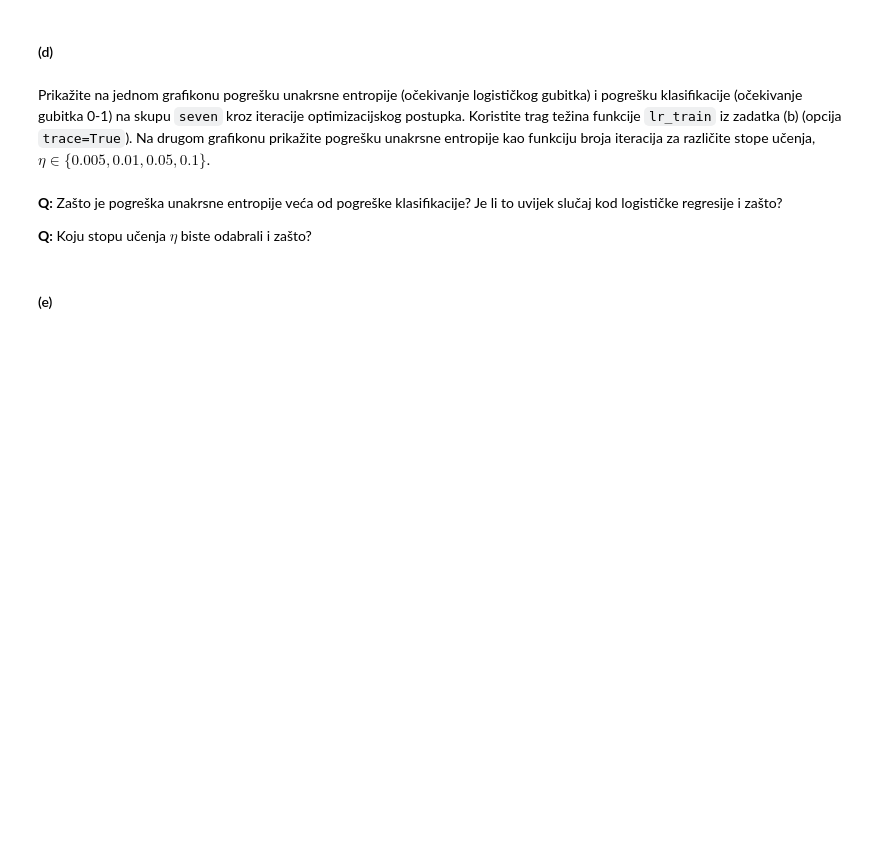
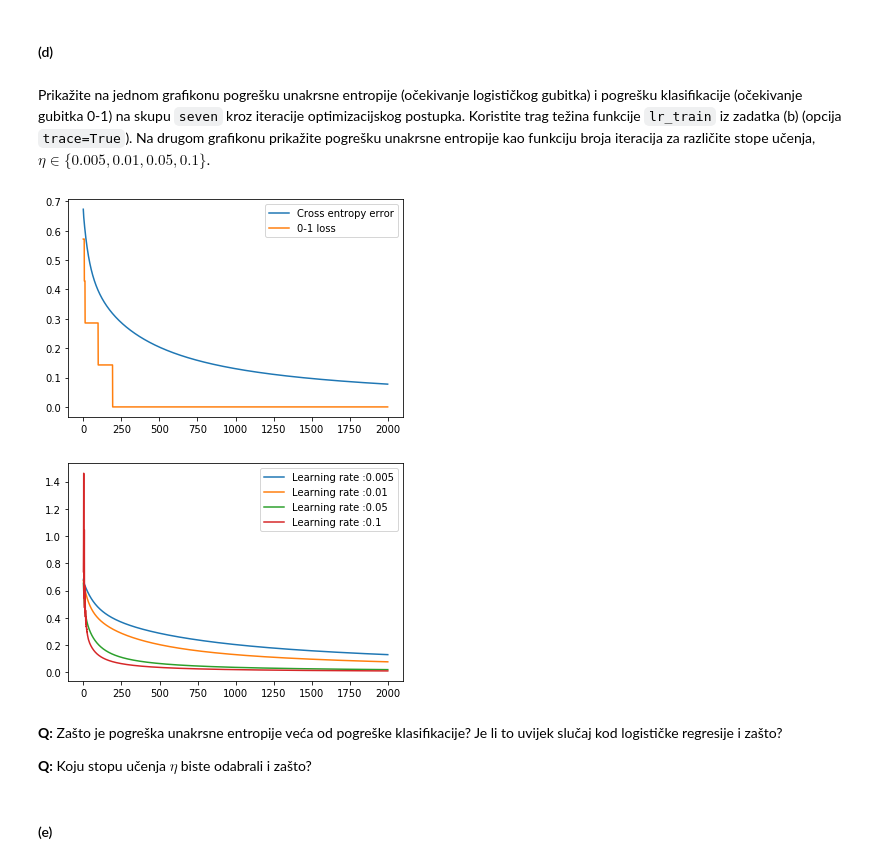
Before and after one commit to mislavivancic/machine-learning-homeworks, a Jupyter notebook: Lab2/SU-2019-LAB02-LDM-LR.ipynb, the cells around one changed output. Drawn from its saved outputs; the diff is of its cells as text; code cells hidden in the pictures; blank space fills up the shorter version.

```diff
--- a/Lab2/SU-2019-LAB02-LDM-LR.ipynb
+++ b/Lab2/SU-2019-LAB02-LDM-LR.ipynb
@@ -317,3 +318,42 @@ Prikažite na jednom grafikonu pogrešku unakrsne entropije (očekivanje logisti
+# %%
+# Vaš kôd ovdje
+from sklearn.metrics import zero_one_loss
+seven_X = np.array([[2,1], [2,3], [1,2], [3,2], [5,2], [5,4], [6,3]])
+seven_y = np.array([1, 1, 1, 1, 0, 0, 0])
+seven_X_transformed = PolynomialFeatures(1).fit_transform(seven_X)
+final_weights, all_weights = lr_train(seven_X,seven_y,alpha=0,trace=True)
+
+
+cross_entropy_errors = []
+classification_errors = []
+for wei in all_weights:
+    cross_entropy_errors.append(cross_entropy_error(seven_X_transformed,seven_y,wei,alpha=0))
+    y_pred = np.dot(wei,np.transpose(seven_X_transformed))
+    classification_errors.append(zero_one_loss(seven_y,y_pred >= 0.0))
+
+
+x_axis = [i for i in range(len(all_weights))]
+
+plt.plot(x_axis,cross_entropy_errors,label="Cross entropy error")
+plt.plot(x_axis,classification_errors,label="0-1 loss")
+plt.legend(loc="upper right")
+plt.show()
+
+etas = [0.005, 0.01, 0.05, 0.1]
+
+for e in etas:
+    final_weights, all_weights = lr_train(seven_X,seven_y,alpha=0,trace=True,eta=e)
+
+    cross_entropy_errors = []
+    for wei in all_weights:
+        cross_entropy_errors.append(cross_entropy_error(seven_X_transformed,seven_y,wei,alpha=0))
+
+    plt.plot(x_axis,cross_entropy_errors,label="Learning rate :"+str(e))
+plt.legend(loc="upper right")
+plt.show()
+# %% [output]
+[figure, added]
+[figure, added]
 # %% [markdown]
 
 **Q:** Zašto je pogreška unakrsne entropije veća od pogreške klasifikacije? Je li to uvijek slučaj kod logističke regresije i zašto?
```
Also changed, not shown: parts of 5 cells of this notebook.
